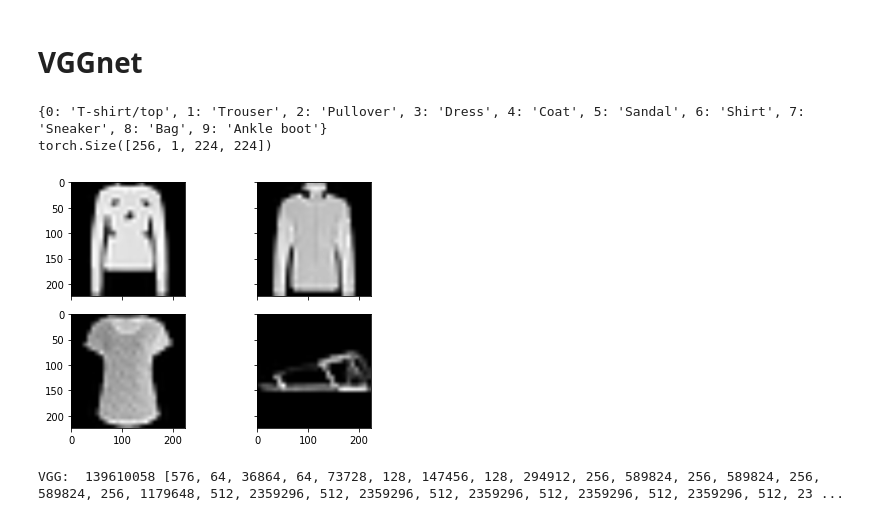
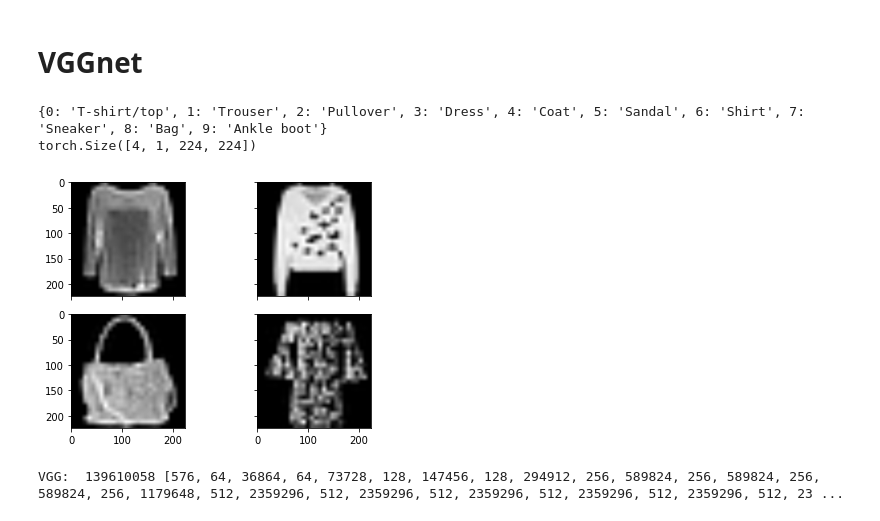
Before and after one commit to raraduck/cnnstudy, a Jupyter notebook: ch7_medmnist/module.ipynb, the cells around one changed output. Cells and saved outputs as stored; diff of their text form; code cells hidden in the pictures.

```diff
--- a/ch7_medmnist/module.ipynb
+++ b/ch7_medmnist/module.ipynb
@@ -91,23 +91,23 @@ all_acc_dict = collections.OrderedDict()
 # %%
 from loader.load_data import load_fashionmnist, load_pneumoniamnist, load_chestmnist
 from torchvision import transforms
 trformers=transforms.Compose([
     transforms.Resize(224),
     transforms.ToTensor()
 ])
-train, test, classnames = load_fashionmnist(trformers=trformers)
+train, test, classnames = load_fashionmnist(batch_size=4, trformers=trformers)
 # train, test, classnames = load_pneumoniamnist()
 # train, test, classnames = load_chestmnist()
 
 from _utils.load_utils import display_from_batch
 print(classnames)
 sample_batch = next(iter(train))
 print(sample_batch[0].shape)
 display_from_batch(sample_batch, 2, 2, classnames)
 # %% [output]
 {0: 'T-shirt/top', 1: 'Trouser', 2: 'Pullover', 3: 'Dress', 4: 'Coat', 5: 'Sandal', 6: 'Shirt', 7: 'Sneaker', 8: 'Bag', 9: 'Ankle boot'}
-torch.Size([256, 1, 224, 224])
+torch.Size([4, 1, 224, 224])
-[figure, old version]
+[figure, new version]
 # %%
 from model.load_model import VGG
 cfgs = { "A": [64, "M", 128, "M", 256, 256, "M", 512, 512, "M", 512, 512, "M"],
```
Also changed, not shown: parts of 2 cells of this notebook.
